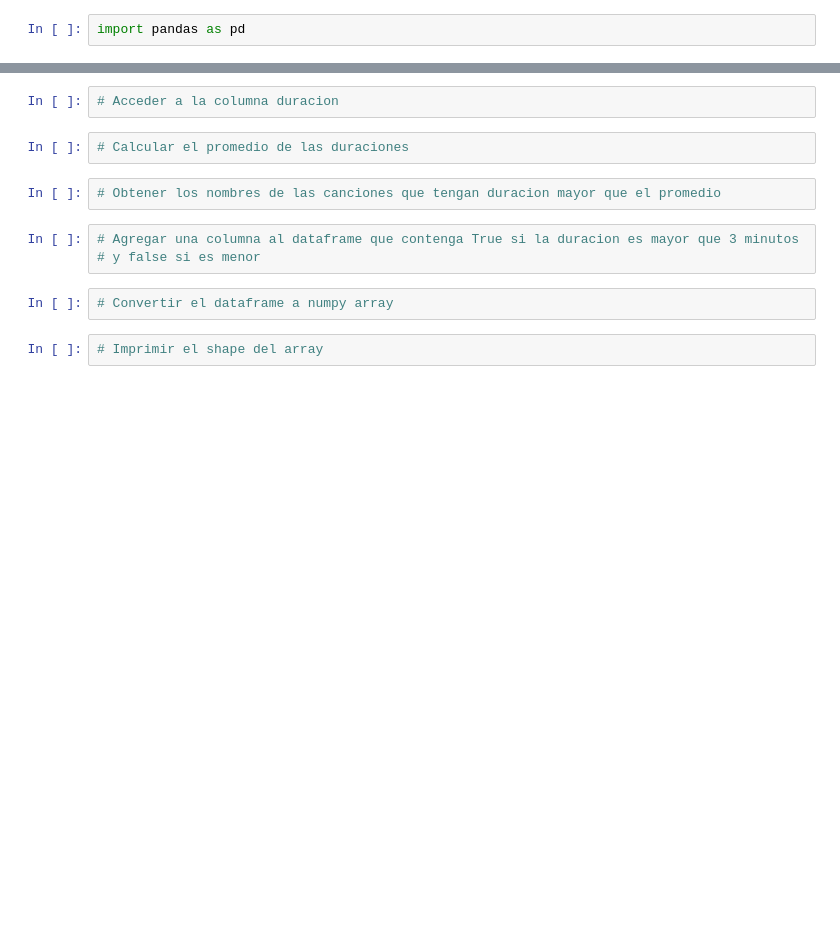
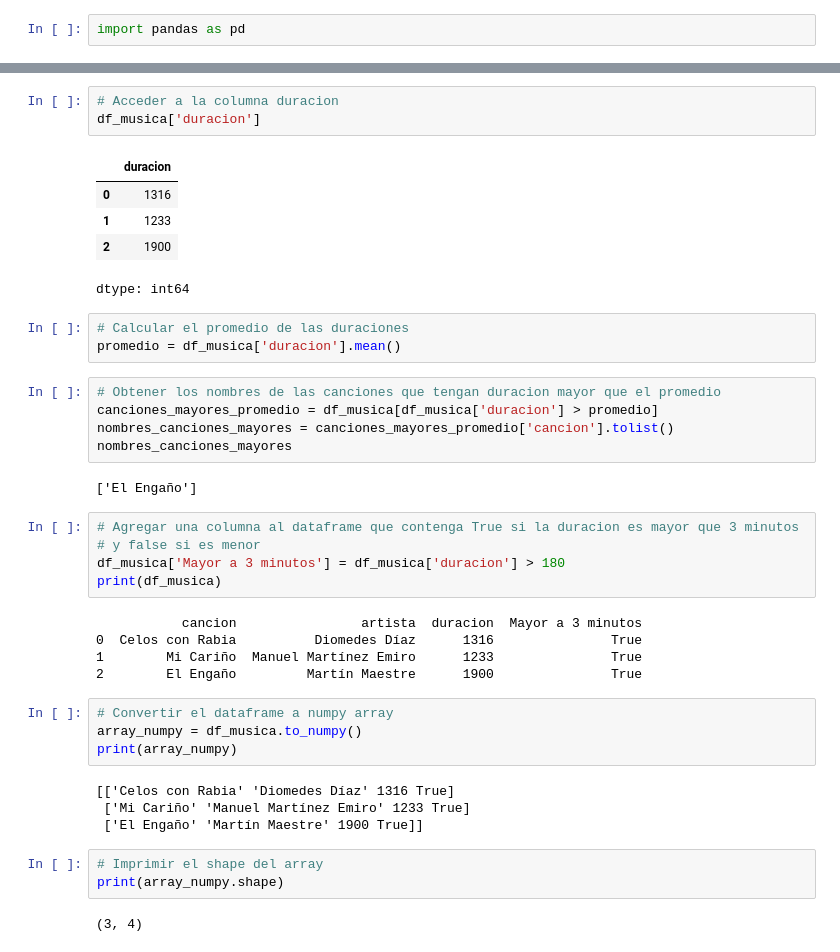
Before and after one commit to c7araquec7/Araque, a Jupyter notebook: Ejercicio1_24.ipynb, the cells around one changed output, grey strips where cells are left out. Drawn from its saved outputs; the diff is of its cells as text; blank space fills up the shorter version.

```diff
--- a/Ejercicio1_24.ipynb
+++ b/Ejercicio1_24.ipynb
@@ -11,15 +27,44 @@ import pandas as pd
 # %%
 # Acceder a la columna duracion
+df_musica['duracion']
+# %% [output]
+|  | duracion |
+| 0 | 1316 |
+| 1 | 1233 |
+| 2 | 1900 |
+dtype: int64
 # %%
 # Calcular el promedio de las duraciones
+promedio = df_musica['duracion'].mean()
 # %%
 # Obtener los nombres de las canciones que tengan duracion mayor que el promedio
+canciones_mayores_promedio = df_musica[df_musica['duracion'] > promedio]
+nombres_canciones_mayores = canciones_mayores_promedio['cancion'].tolist()
+nombres_canciones_mayores
+# %% [output]
+['El Engaño']
 # %%
 # Agregar una columna al dataframe que contenga True si la duracion es mayor que 3 minutos
 # y false si es menor
+df_musica['Mayor a 3 minutos'] = df_musica['duracion'] > 180
+print(df_musica)
+# %% [output]
+           cancion                artista  duracion  Mayor a 3 minutos
+0  Celos con Rabia          Diomedes Díaz      1316               True
+1        Mi Cariño  Manuel Martínez Emiro      1233               True
+2        El Engaño         Martín Maestre      1900               True
 # %%
 # Convertir el dataframe a numpy array
+array_numpy = df_musica.to_numpy()
+print(array_numpy)
+# %% [output]
+[['Celos con Rabia' 'Diomedes Díaz' 1316 True]
+ ['Mi Cariño' 'Manuel Martínez Emiro' 1233 True]
+ ['El Engaño' 'Martín Maestre' 1900 True]]
 # %%
 # Imprimir el shape del array
+print(array_numpy.shape)
+# %% [output]
+(3, 4)
 # %%
 # Hacer un reshape para convertir el arreglo de 3x3 a un arreglo de 12 elementos
```
Also changed, not shown: parts of 3 cells of this notebook.
